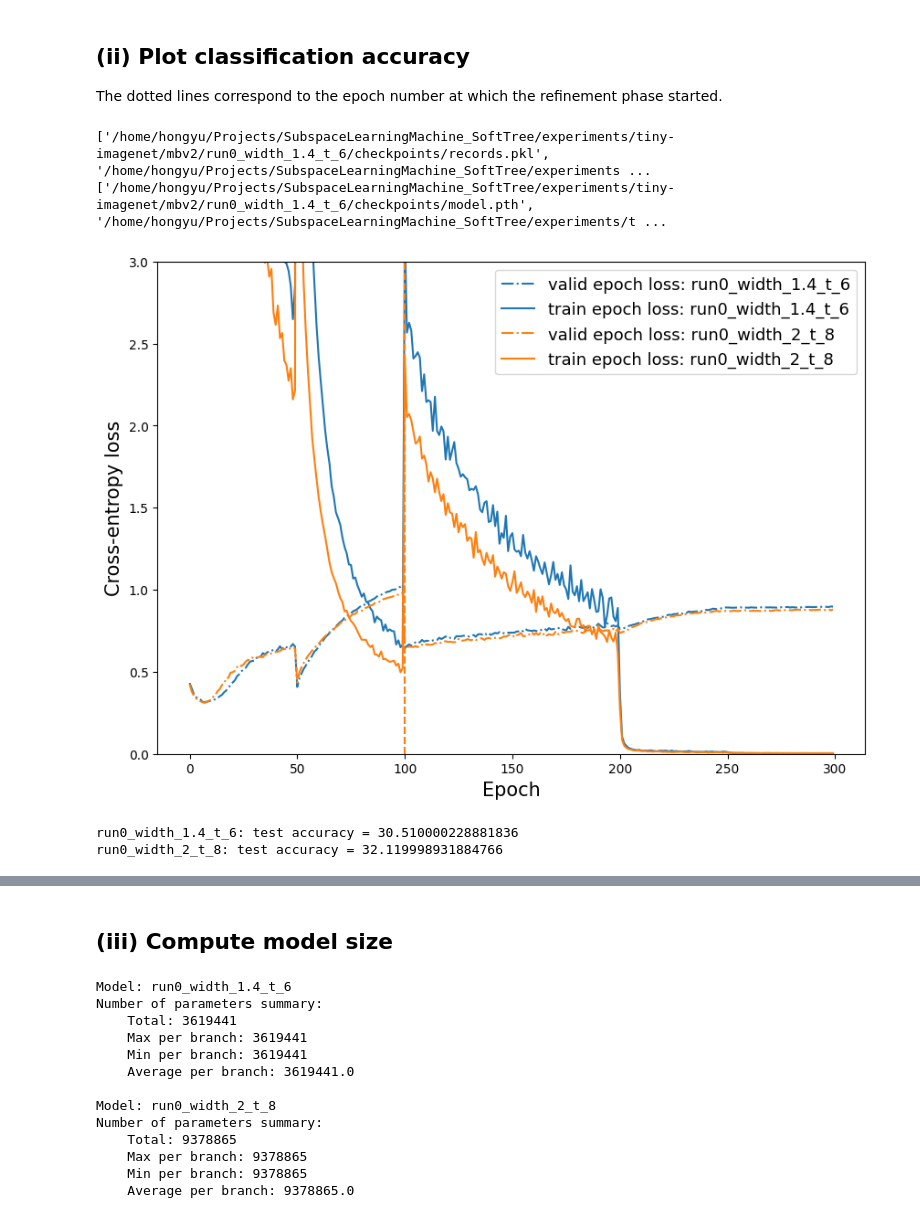
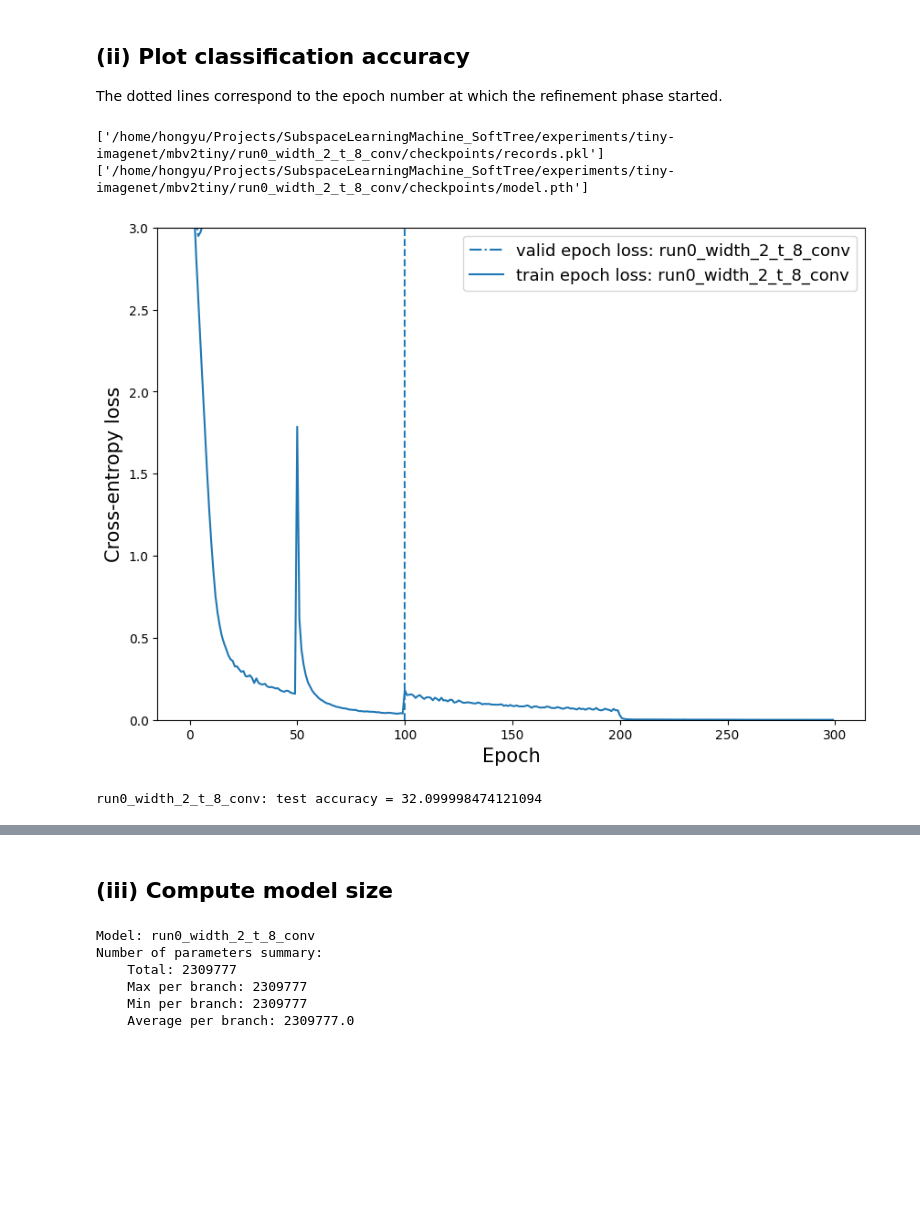
Before and after one commit to ChuniHiro/SubspaceLearningMachine_SoftTree, a Jupyter notebook: examples/evaluation_tiny_imagenet.ipynb, the cells around one changed output, grey strips where cells are left out. Drawn from its saved outputs; the diff is of its cells as text; code cells hidden in the pictures; blank space fills up the shorter version.

```diff
--- a/examples/evaluation_tiny_imagenet.ipynb
+++ b/examples/evaluation_tiny_imagenet.ipynb
@@ -14,22 +14,22 @@ The dotted lines correspond to the epoch number at which the refinement phase st
 # %%
 %matplotlib inline
 
 # exp_dir = '/home/hongyu/Projects/SubspaceLearningMachine_SoftTree/experiments/tiny-imagenet/mbv2/'
 exp_dir = '/home/hongyu/Projects/SubspaceLearningMachine_SoftTree/experiments/tiny-imagenet/mbv2tiny/'
 # models_list = ["debug"]
-models_list = ["run0_width_1.4_t_6", "run0_width_2_t_8"]
+# models_list = ["run0_width_1.4_t_6", "run0_width_2_t_8"]
+models_list = ["run0_width_2_t_8_conv"]
 
 records_file_list = [exp_dir + model_name + '/checkpoints/records.pkl' for model_name in models_list]
 model_files = [exp_dir + model_name + '/checkpoints/model.pth' for model_name in models_list]
 
 print(records_file_list)
 print(model_files)
 
 visualization.plot_performance(records_file_list, models_list, ymax = 3.0, figsize=(10,7), finetune_position=True)
 visualization.plot_accuracy(records_file_list, models_list, figsize=(10,7), ymin=0, ymax=98, finetune_position=True)
 # %% [output]
-['/home/hongyu/Projects/SubspaceLearningMachine_SoftTree/experiments/tiny-imagenet/mbv2/run0_width_1.4_t_6/checkpoints/records.pkl', '/home/hongyu/Projects/SubspaceLearningMachine_SoftTree/experiments ...
-['/home/hongyu/Projects/SubspaceLearningMachine_SoftTree/experiments/tiny-imagenet/mbv2/run0_width_1.4_t_6/checkpoints/model.pth', '/home/hongyu/Projects/SubspaceLearningMachine_SoftTree/experiments/t ...
+['/home/hongyu/Projects/SubspaceLearningMachine_SoftTree/experiments/tiny-imagenet/mbv2tiny/run0_width_2_t_8_conv/checkpoints/records.pkl']
+['/home/hongyu/Projects/SubspaceLearningMachine_SoftTree/experiments/tiny-imagenet/mbv2tiny/run0_width_2_t_8_conv/checkpoints/model.pth']
-[figure, old version]
+[figure, new version]
-run0_width_1.4_t_6: test accuracy = 30.510000228881836
-run0_width_2_t_8: test accuracy = 32.119998931884766
+run0_width_2_t_8_conv: test accuracy = 32.099998474121094
@@ -39,19 +39,12 @@ run0_width_2_t_8: test accuracy = 32.119998931884766
 # %%
 _ = visualization.compute_number_of_params(model_files, models_list, is_gpu=False)
 # %% [output]
-Model: run0_width_1.4_t_6
+Model: run0_width_2_t_8_conv
 Number of parameters summary:
-    Total: 3619441
-    Max per branch: 3619441
-    Min per branch: 3619441
-    Average per branch: 3619441.0
-
-Model: run0_width_2_t_8
-Number of parameters summary:
-    Total: 9378865
-    Max per branch: 9378865
-    Min per branch: 9378865
-    Average per branch: 9378865.0
+    Total: 2309777
+    Max per branch: 2309777
+    Min per branch: 2309777
+    Average per branch: 2309777.0
 # %%
 from models import Tree
 from utils import load_tree_model
```
Also changed, not shown: parts of 3 cells of this notebook.
